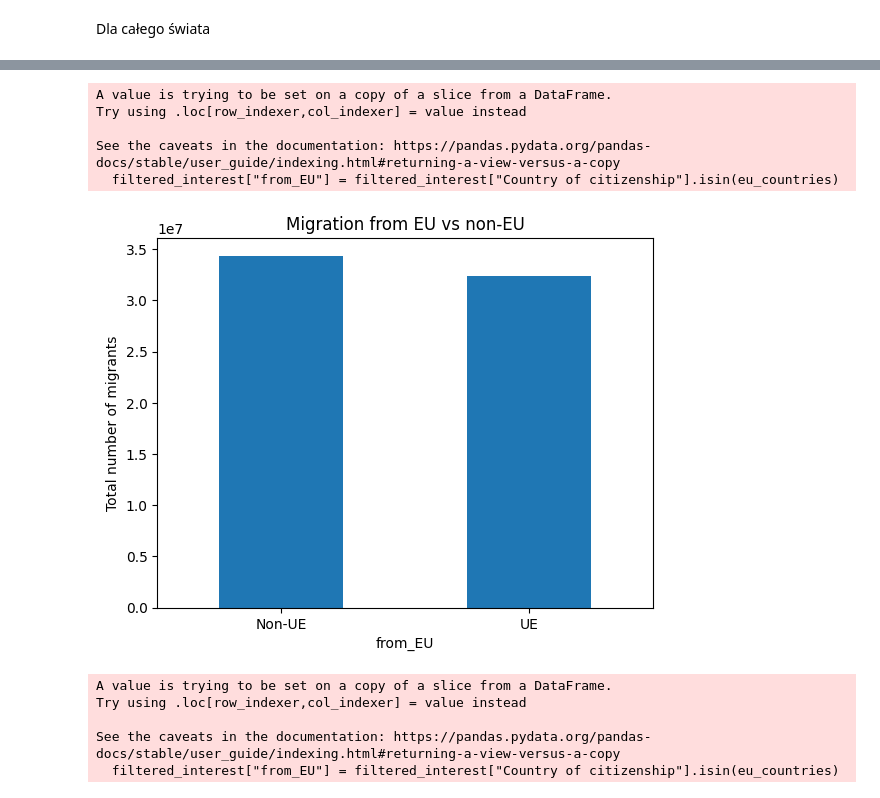
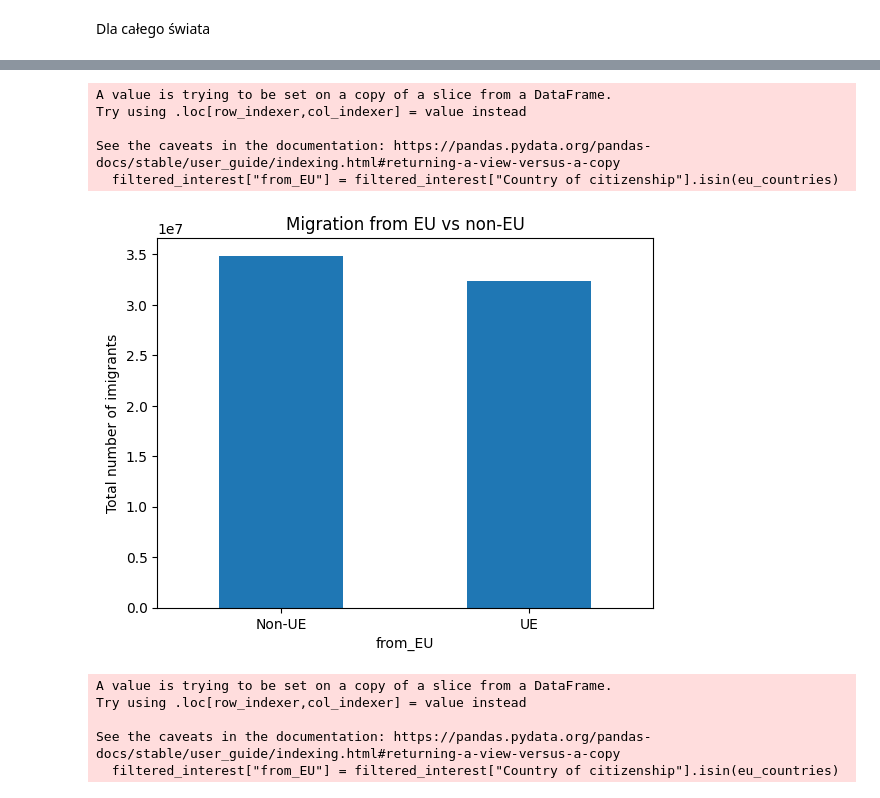
Before and after one commit to natix-x/Data-mining-in-Migration-Analysis, a Jupyter notebook: data_analysis/migration_patterns.ipynb, the cells around one changed output, grey strips where cells are left out. Cells and saved outputs as stored; diff of their text form; code cells hidden in the pictures.

```diff
--- a/data_analysis/migration_patterns.ipynb
+++ b/data_analysis/migration_patterns.ipynb
@@ -206,18 +205,18 @@ for country in countries_of_interest:
 # %%
-filtered_interest = filtered[~filtered["Country of citizenship"].str.contains("Reporting country|Foreign country|except|EU|Total|candidate", case=False, na=False)]
+filtered_interest = filtered[~filtered["Country of citizenship"].str.contains("Reporting country|Foreign country|except|EU|Total|Stateless", case=False, na=False)]
 filtered_interest["from_EU"] = filtered_interest["Country of citizenship"].isin(eu_countries)
 
 filtered_interest.groupby("from_EU")["Migrants number"].sum().plot(kind='bar', title="Migration from EU vs non-EU")
 plt.xticks([0, 1], ['Non-UE', 'UE'], rotation=0)
-plt.ylabel("Total number of migrants")
+plt.ylabel("Total number of imigrants")
 plt.show()
 # %% [output]
 A value is trying to be set on a copy of a slice from a DataFrame.
 Try using .loc[row_indexer,col_indexer] = value instead
 
 See the caveats in the documentation: https://pandas.pydata.org/pandas-docs/stable/user_guide/indexing.html#returning-a-view-versus-a-copy
   filtered_interest["from_EU"] = filtered_interest["Country of citizenship"].isin(eu_countries)
-[figure, old version]
+[figure, new version]
 # %%
 countries_of_interest = ['France', 'Italy', 'Germany', 'Sweden', 'Spain']
 
```
Also changed, not shown: parts of 33 cells of this notebook, 1 other file.
